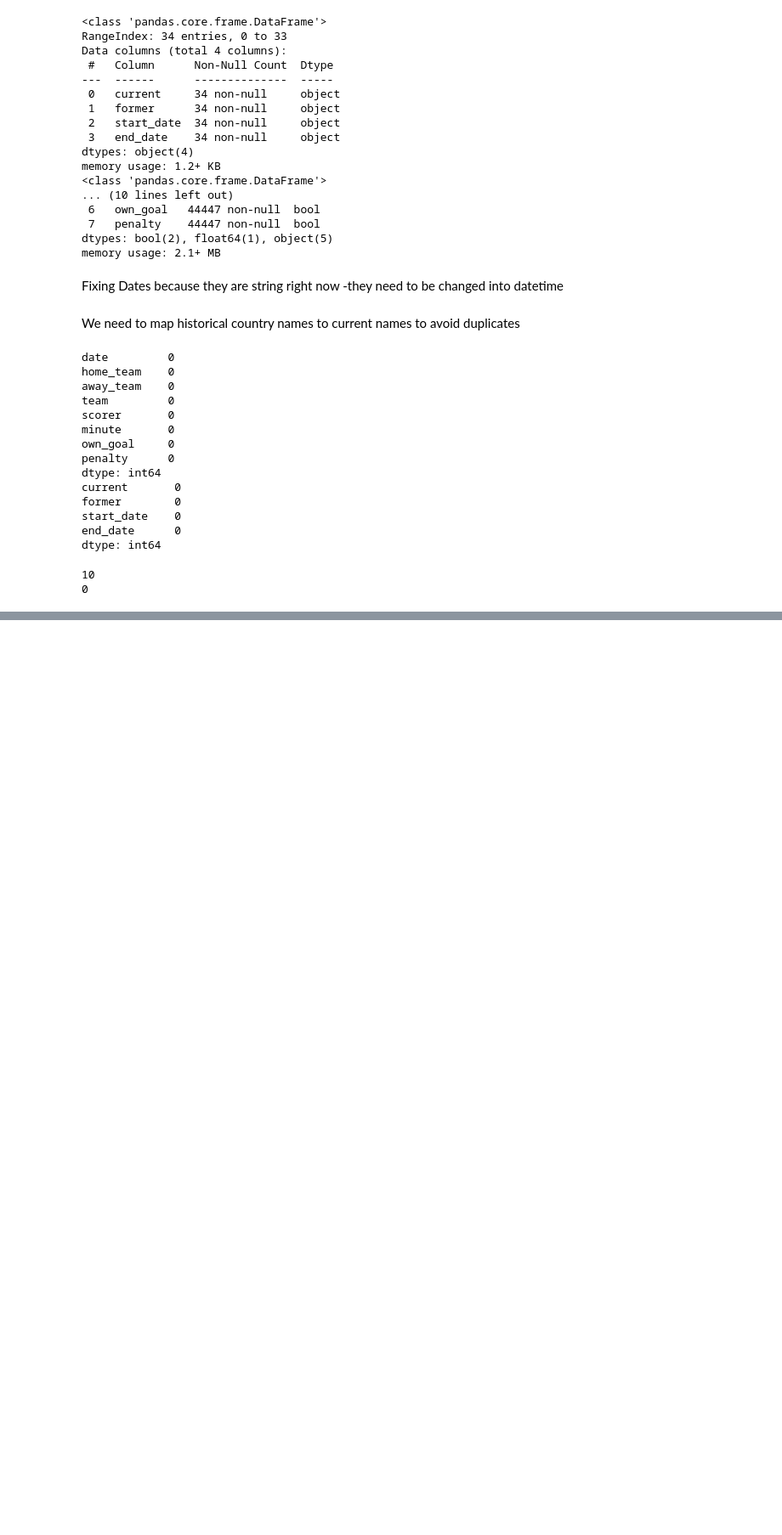
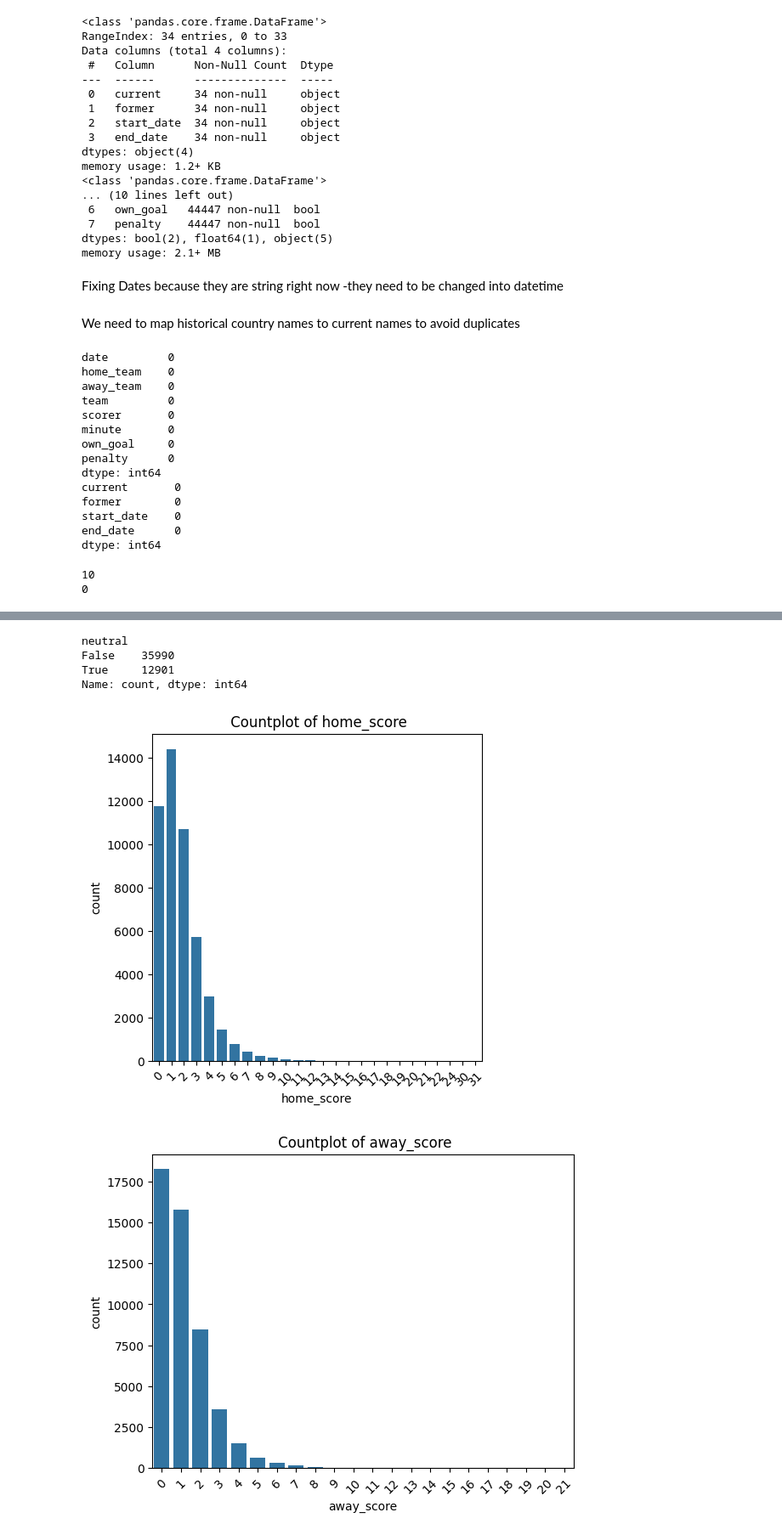
Before and after one commit to Snehit7/World_Cup_Analysis, a Jupyter notebook: World_Cup_Predication.ipynb, the cells around one changed output, grey strips where cells are left out. Shown at 85% size. Cells and saved outputs as stored; diff of their text form; code cells hidden in the pictures; blank space fills up the shorter version.

```diff
--- a/World_Cup_Predication.ipynb
+++ b/World_Cup_Predication.ipynb
@@ -273,0 +285,20 @@ goal_scorers = goal_scorers.drop_duplicates()
+# %%
+results['neutral'].value_counts()
+# %% [output]
+neutral
+False    35990
+True     12901
+Name: count, dtype: int64
+# %%
+results_num_cols=results.select_dtypes(include=['number','bool']).columns
+results_cat_cols=results.select_dtypes(include=('object')).columns
+# %%
+plt.figure(figsize=(5,5))
+for col in results_num_cols:
+    sns.countplot(data=results,x=col)
+    plt.title(f' Countplot of {col}')
+    plt.xticks(rotation=45)
+    plt.show()
+# %% [output]
+[figure, added]
+[figure, added]
```
Also changed, not shown: parts of 11 cells of this notebook.
